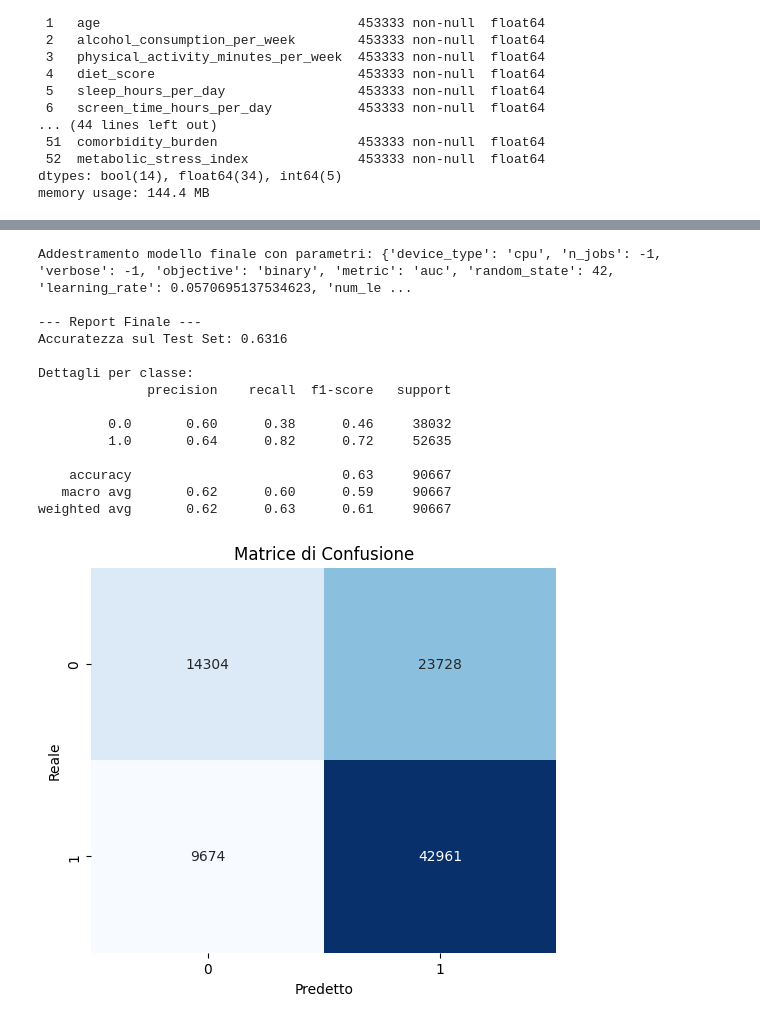
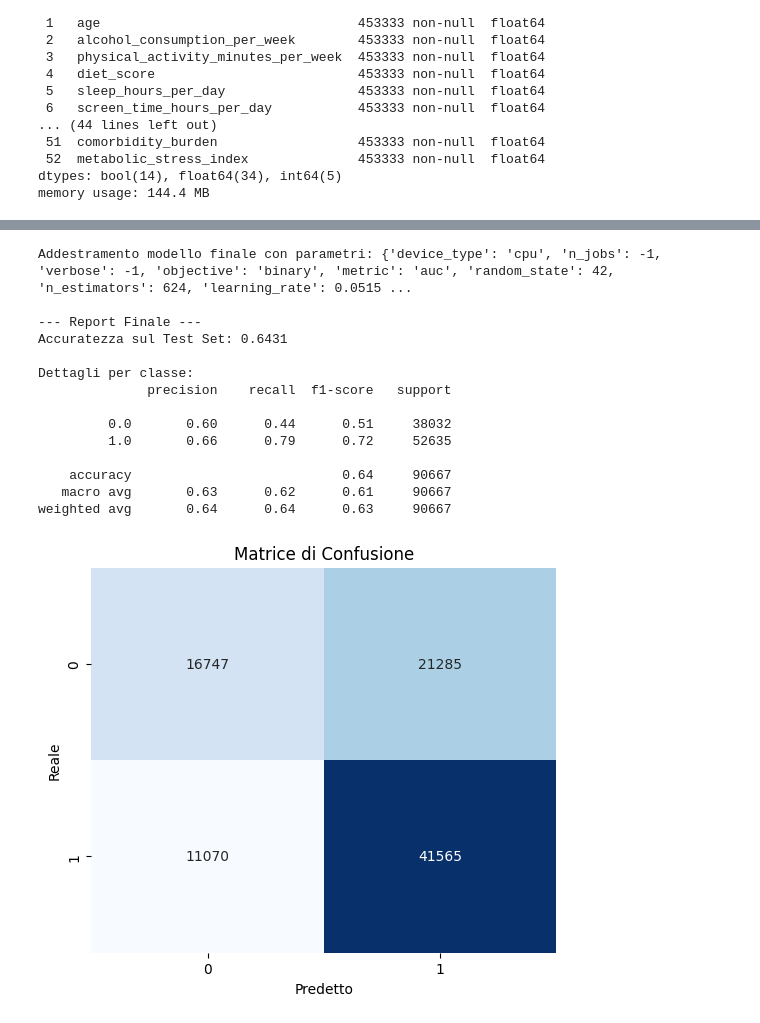
Before and after one commit to GiorgioDn/Python_gd_learning, a Jupyter notebook: corso python/diabetes_prediction/diabetes.ipynb, the cells around one changed output, grey strips where cells are left out. Drawn from its saved outputs; the diff is of its cells as text; code cells hidden in the pictures.

Commit message:
Test XGB e ml per gender

```diff
--- a/corso python/diabetes_prediction/diabetes.ipynb
+++ b/corso python/diabetes_prediction/diabetes.ipynb
@@ -457,9 +491,9 @@ y = df_demo["diagnosed_diabetes"]
 for col in X.select_dtypes(include=['float64']).columns:
     X[col] = X[col].astype('float32')
 # %%
-#scaler = StandardScaler()
-#X_scaled = scaler.fit_transform(X)
-X_train, X_test, y_train, y_test = train_test_split(X, y, test_size=0.2, stratify=y, random_state=42)
+scaler = StandardScaler()
+X_scaled = scaler.fit_transform(X)
+X_train, X_test, y_train, y_test = train_test_split(X_scaled, y, test_size=0.2, stratify=y, random_state=42)
 # %%
 # --- Studio ---
 print("--- Inizio Demo Rapida (Hyperband + 10% Dati) ---")
@@ -468,12 +502,12 @@ print("--- Inizio Demo Rapida (Hyperband + 10% Dati) ---")
 # e uccide spietatamente quelli che non promettono bene.
 study = optuna.create_study(
     direction='maximize',
-    study_name="Demo_Class_LGBM",
-    pruner=optuna.pruners.HyperbandPruner(min_resource=1, max_resource='auto', reduction_factor=3)
+    pruner=optuna.pruners.MedianPruner( n_startup_trials=5, n_warmup_steps=30, interval_steps=10),
+    #pruner=optuna.pruners.HyperbandPruner(min_resource=1, max_resource='auto', reduction_factor=3)
 )
 
-# 30 tentativi dovrebbero finire in 1-3 minuti con queste impostazioni
-study.optimize(objective, n_trials=30, show_progress_bar=True)
+# 30 tentativi dovrebbero finire in 1-3 minuti con queste impostazioni se si usa model = lgb.LGBMClassifier(**params)
+study.optimize(objective, n_trials=20, show_progress_bar=True)
 
 print(f"\nMiglior Accuratezza (sul sample ridotto): {study.best_value:.4f}")
 print("Migliori Parametri:", study.best_params)
@@ -511,39 +545,40 @@ final_params = {**fixed_params, **best_params}
 print(f"Addestramento modello finale con parametri: {final_params}")
 
 # 3. Addestramento Finale
-final_model = lgb.LGBMClassifier(**final_params)
+#final_model = lgb.LGBMClassifier(**final_params)
+final_model = xgb.XGBClassifier(**best_params, n_jobs=-1, random_state=42)
 final_model.fit(X_train, y_train)
 
 # 4. Valutazione
 y_pred = final_model.predict(X_test)
 acc = accuracy_score(y_test, y_pred)
 
 print(f"\n--- Report Finale ---")
 print(f"Accuratezza sul Test Set: {acc:.4f}")
 print("\nDettagli per classe:")
 print(classification_report(y_test, y_pred))
 
 # 5. Grafico Matrice di Confusione (Ottimo per le presentazioni)
 plt.figure(figsize=(6, 5))
 cm = confusion_matrix(y_test, y_pred)
 sns.heatmap(cm, annot=True, fmt='d', cmap='Blues', cbar=False)
 plt.title('Matrice di Confusione')
 plt.xlabel('Predetto')
 plt.ylabel('Reale')
 plt.show()
 # %% [output]
-Addestramento modello finale con parametri: {'device_type': 'cpu', 'n_jobs': -1, 'verbose': -1, 'objective': 'binary', 'metric': 'auc', 'random_state': 42, 'learning_rate': 0.0570695137534623, 'num_le ...
+Addestramento modello finale con parametri: {'device_type': 'cpu', 'n_jobs': -1, 'verbose': -1, 'objective': 'binary', 'metric': 'auc', 'random_state': 42, 'n_estimators': 624, 'learning_rate': 0.0515 ...
 
 --- Report Finale ---
-Accuratezza sul Test Set: 0.6316
+Accuratezza sul Test Set: 0.6431
 
 Dettagli per classe:
               precision    recall  f1-score   support
 
-         0.0       0.60      0.38      0.46     38032
-         1.0       0.64      0.82      0.72     52635
+         0.0       0.60      0.44      0.51     38032
+         1.0       0.66      0.79      0.72     52635
 
-    accuracy                           0.63     90667
-   macro avg       0.62      0.60      0.59     90667
-weighted avg       0.62      0.63      0.61     90667
+    accuracy                           0.64     90667
+   macro avg       0.63      0.62      0.61     90667
+weighted avg       0.64      0.64      0.63     90667
-[figure, old version]
+[figure, new version]
```
Also changed, not shown: parts of 7 cells of this notebook.
